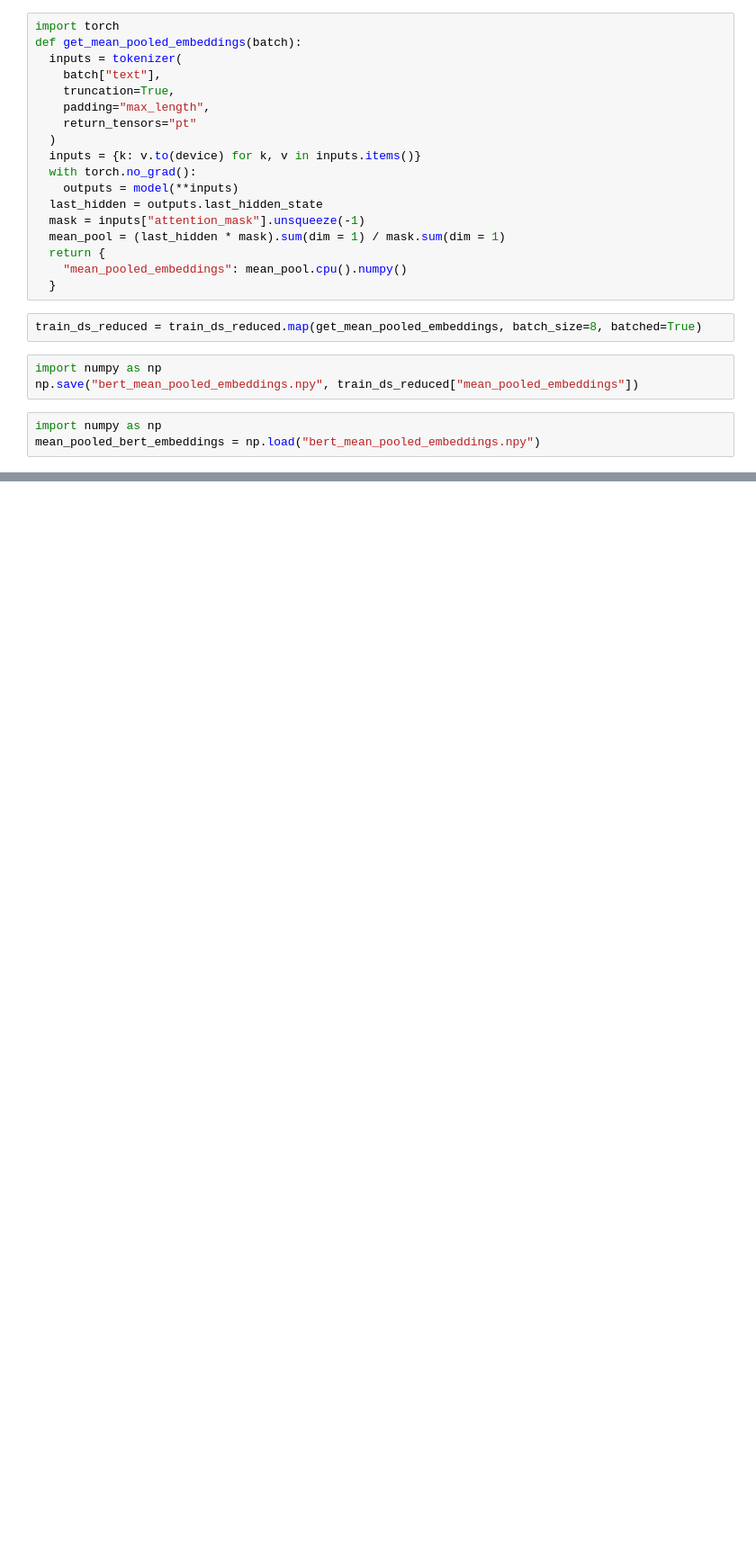
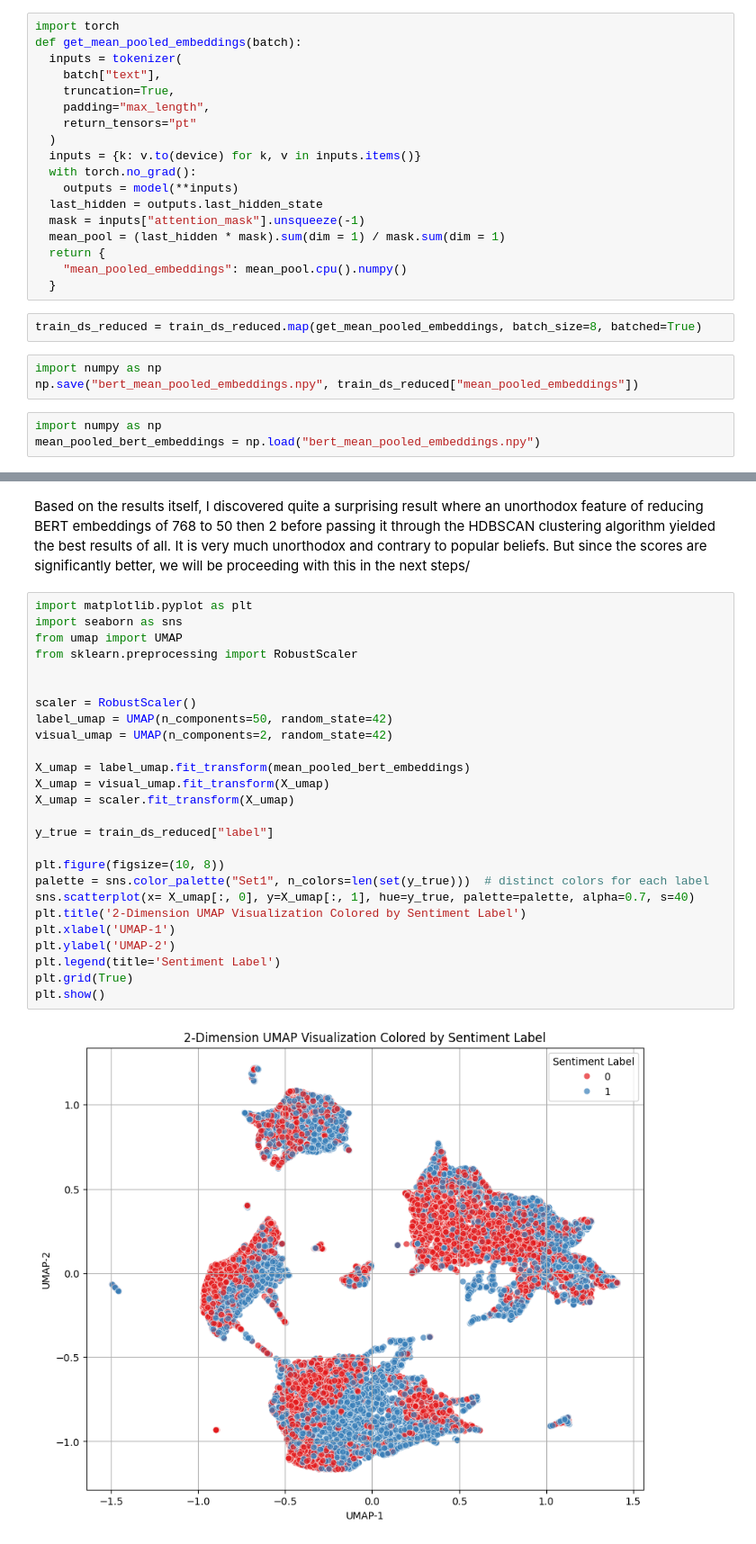
Before and after one commit to SorataBaka/2025-hokkaido-nlp, a Jupyter notebook: source/bucketing.ipynb, the cells around one changed output, grey strips where cells are left out. Shown at 90% size. Saved outputs shown, nothing was run; the diff lists cells and outputs as text; blank space fills up the shorter version.

Commit message:
Decided on a clustering technique

```diff
--- a/source/bucketing.ipynb
+++ b/source/bucketing.ipynb
@@ -253,0 +275,30 @@ plt.show()
+# %% [markdown]
+Based on the results itself, I discovered quite a surprising result where an unorthodox feature of reducing BERT embeddings of 768 to 50 then 2 before passing it through the HDBSCAN clustering algorithm yielded the best results of all. It is very much unorthodox and contrary to popular beliefs. But since the scores are significantly better, we will be proceeding with this in the next steps/
+# %%
+import matplotlib.pyplot as plt
+import seaborn as sns
+from umap import UMAP
+from sklearn.preprocessing import RobustScaler
+
+
+scaler = RobustScaler()
+label_umap = UMAP(n_components=50, random_state=42)
+visual_umap = UMAP(n_components=2, random_state=42)
+
+X_umap = label_umap.fit_transform(mean_pooled_bert_embeddings)
+X_umap = visual_umap.fit_transform(X_umap)
+X_umap = scaler.fit_transform(X_umap)
+
+y_true = train_ds_reduced["label"]
+
+plt.figure(figsize=(10, 8))
+palette = sns.color_palette("Set1", n_colors=len(set(y_true)))  # distinct colors for each label
+sns.scatterplot(x= X_umap[:, 0], y=X_umap[:, 1], hue=y_true, palette=palette, alpha=0.7, s=40)
+plt.title('2-Dimension UMAP Visualization Colored by Sentiment Label')
+plt.xlabel('UMAP-1')
+plt.ylabel('UMAP-2')
+plt.legend(title='Sentiment Label')
+plt.grid(True)
+plt.show()
+# %% [output]
+[figure, added]
```
Also changed, not shown: parts of 11 cells of this notebook.
